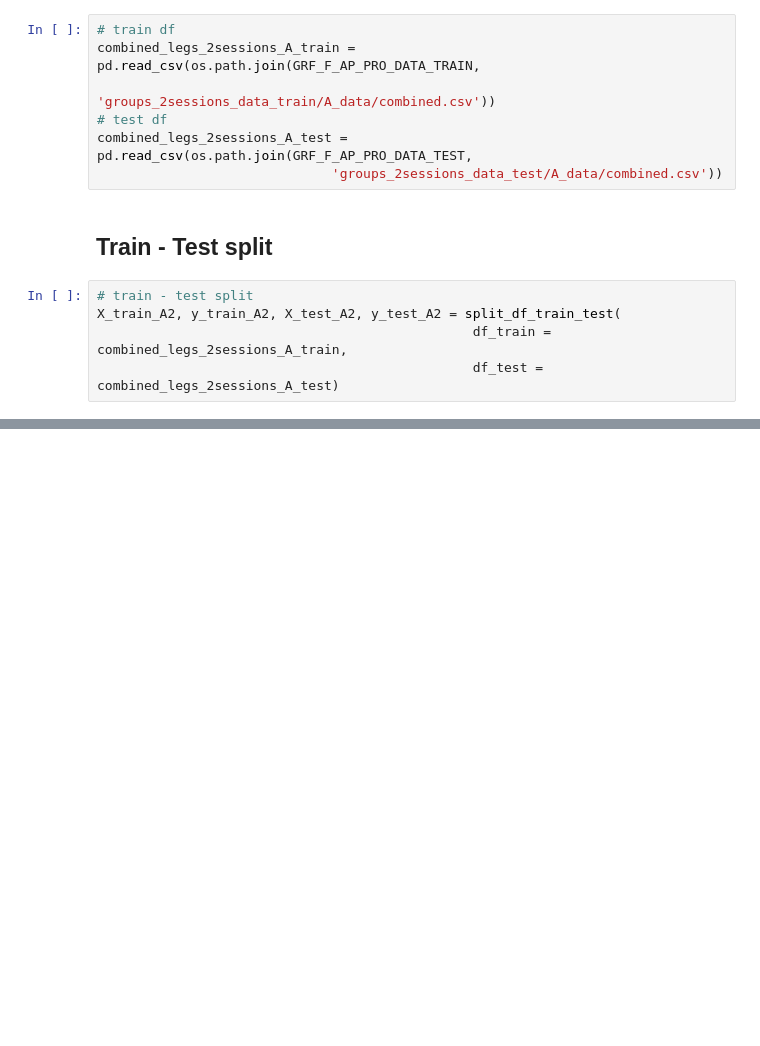
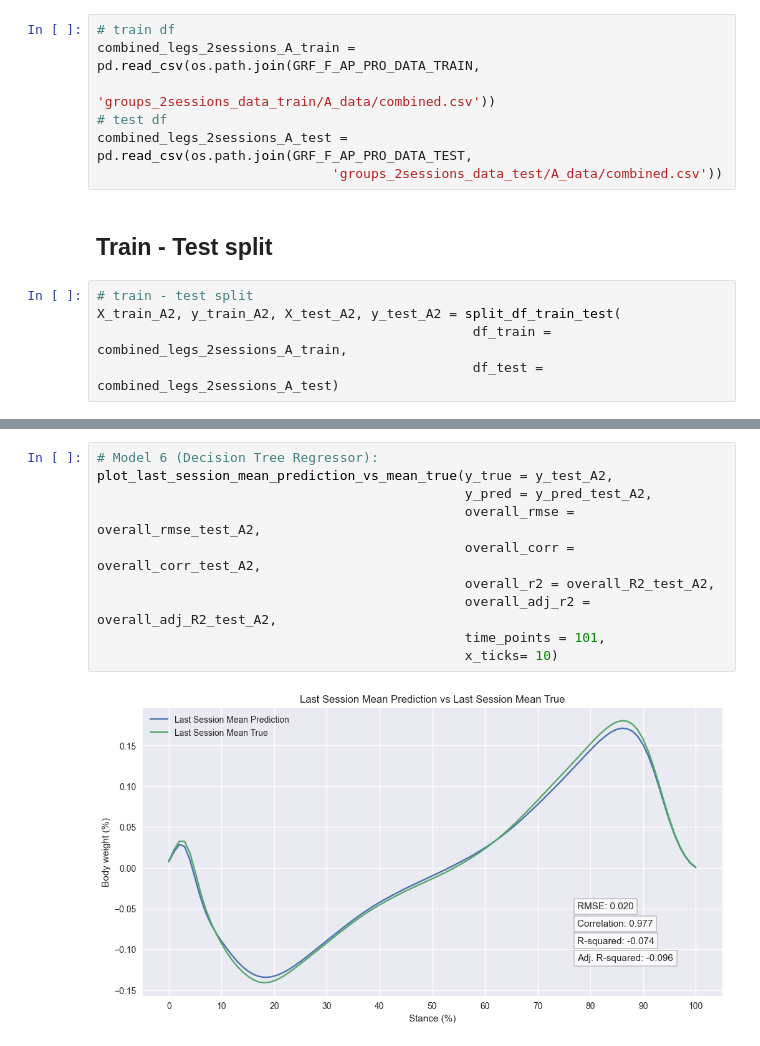
Before and after one commit to bernatsort/Therapy-Progress-Gait-Prediction, a Jupyter notebook: DecisionTrees_models.ipynb, the cells around one changed output, grey strips where cells are left out. Drawn from its saved outputs; the diff is of its cells as text; blank space fills up the shorter version.

```diff
--- a/DecisionTrees_models.ipynb
+++ b/DecisionTrees_models.ipynb
@@ -72,0 +722,12 @@ X_train_A2, y_train_A2, X_test_A2, y_test_A2 = split_df_train_test(
+# %%
+# Model 6 (Decision Tree Regressor):
+plot_last_session_mean_prediction_vs_mean_true(y_true = y_test_A2,
+                                               y_pred = y_pred_test_A2,
+                                               overall_rmse = overall_rmse_test_A2,
+                                               overall_corr = overall_corr_test_A2,
+                                               overall_r2 = overall_R2_test_A2,
+                                               overall_adj_r2 = overall_adj_R2_test_A2,
+                                               time_points = 101,
+                                               x_ticks= 10)
+# %% [output]
+[figure, added]
```
Also changed, not shown: parts of 15 cells of this notebook.
